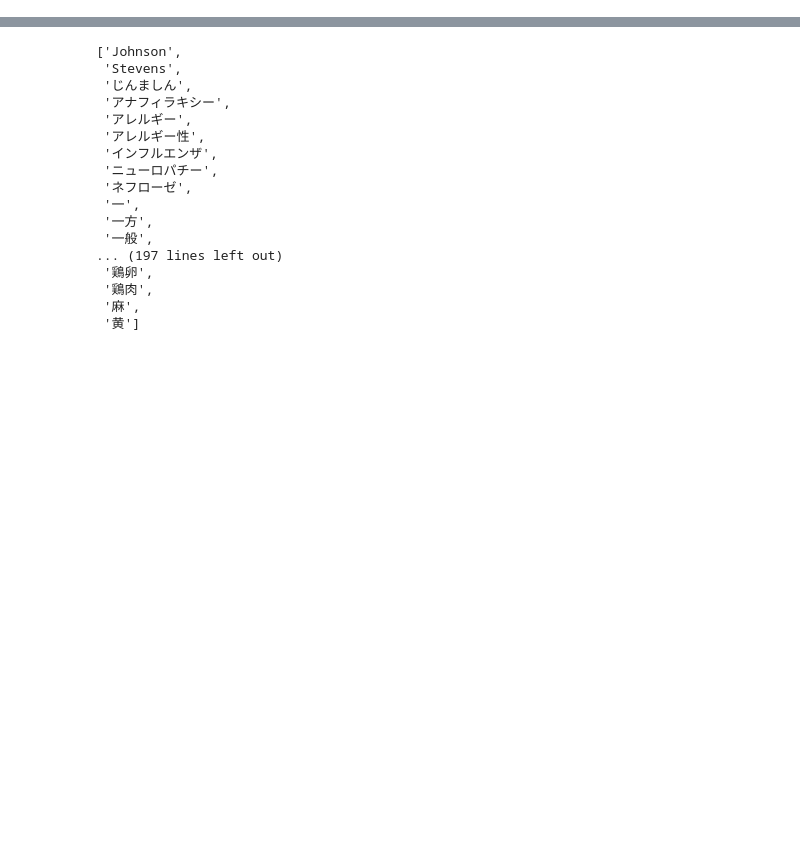
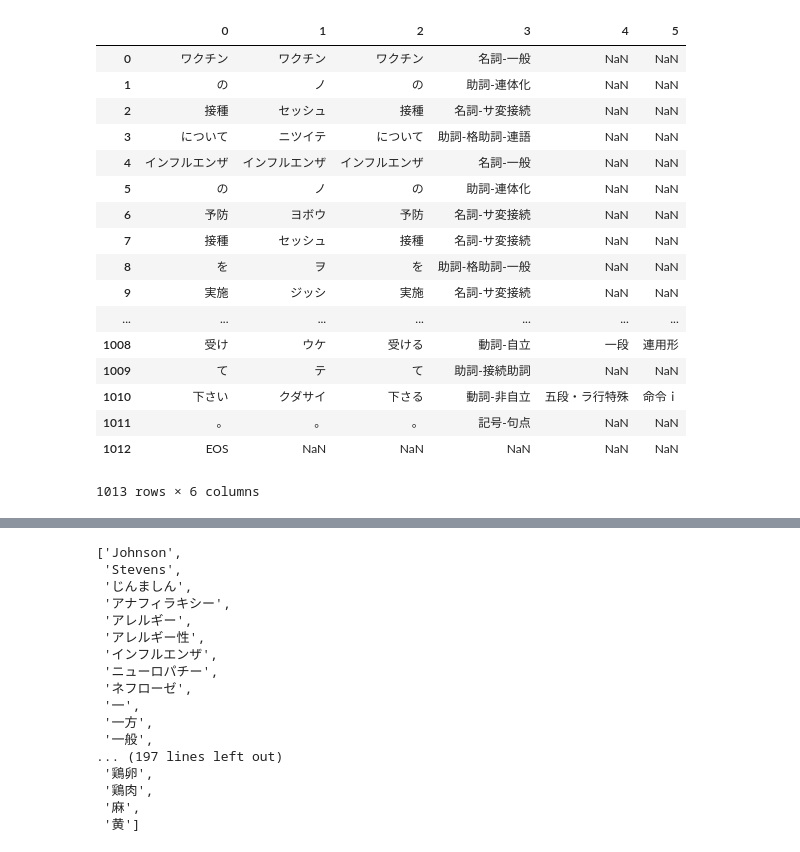
Before and after one commit to raylauxes/Japanese-Vocabulary-Generator, a Jupyter notebook: jp_vocab_generator.ipynb, the cells around one changed output, grey strips where cells are left out. Cells and saved outputs as stored; diff of their text form; code cells hidden in the pictures; blank space fills up the shorter version.

```diff
--- a/jp_vocab_generator.ipynb
+++ b/jp_vocab_generator.ipynb
@@ -62,0 +133,23 @@ def mecab_parse(file_in):
+# %%
+parser = MecabParser("flu_detail.txt")
+
+parser.initial_parser()
+# %% [output]
+|  | 0 | 1 | 2 | 3 | 4 | 5 |
+| 0 | ワクチン | ワクチン | ワクチン | 名詞-一般 | NaN | NaN |
+| 1 | の | ノ | の | 助詞-連体化 | NaN | NaN |
+| 2 | 接種 | セッシュ | 接種 | 名詞-サ変接続 | NaN | NaN |
+| 3 | について | ニツイテ | について | 助詞-格助詞-連語 | NaN | NaN |
+| 4 | インフルエンザ | インフルエンザ | インフルエンザ | 名詞-一般 | NaN | NaN |
+| 5 | の | ノ | の | 助詞-連体化 | NaN | NaN |
+| 6 | 予防 | ヨボウ | 予防 | 名詞-サ変接続 | NaN | NaN |
+| 7 | 接種 | セッシュ | 接種 | 名詞-サ変接続 | NaN | NaN |
+| 8 | を | ヲ | を | 助詞-格助詞-一般 | NaN | NaN |
+| 9 | 実施 | ジッシ | 実施 | 名詞-サ変接続 | NaN | NaN |
+| ... | ... | ... | ... | ... | ... | ... |
+| 1008 | 受け | ウケ | 受ける | 動詞-自立 | 一段 | 連用形 |
+| 1009 | て | テ | て | 助詞-接続助詞 | NaN | NaN |
+| 1010 | 下さい | クダサイ | 下さる | 動詞-非自立 | 五段・ラ行特殊 | 命令ｉ |
+| 1011 | 。 | 。 | 。 | 記号-句点 | NaN | NaN |
+| 1012 | EOS | NaN | NaN | NaN | NaN | NaN |
+1013 rows × 6 columns
```
Also changed, not shown: parts of 17 cells of this notebook.
